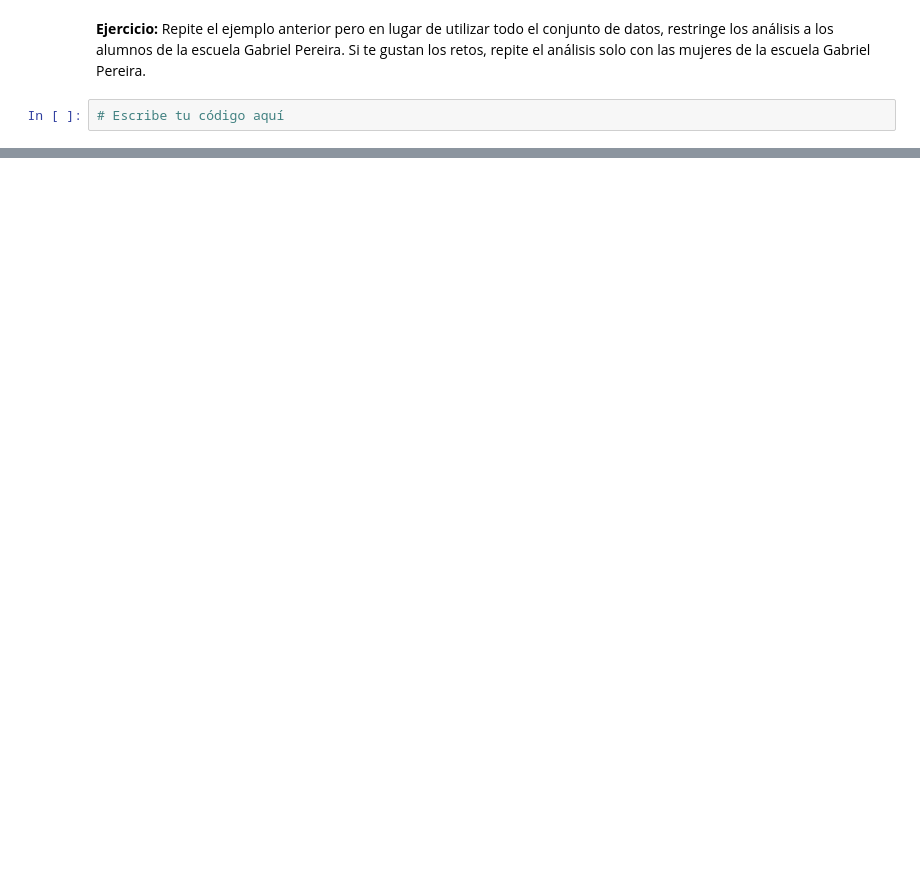
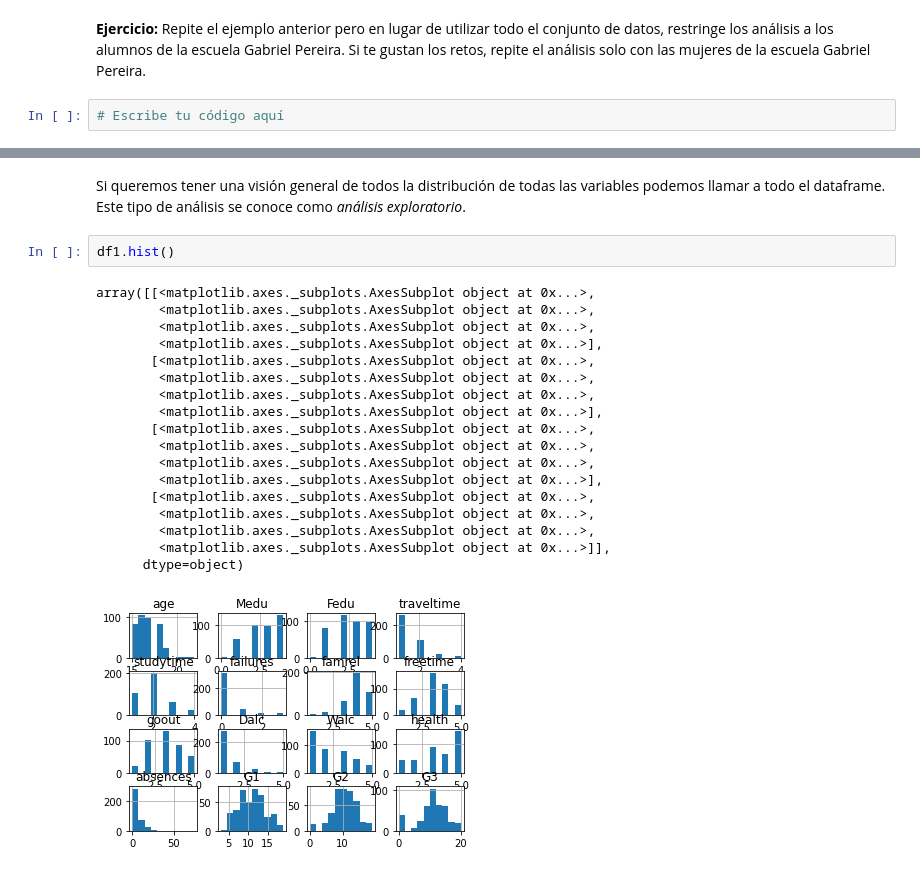
Before and after one commit to rck08/curso_python, a Jupyter notebook: Modulo_pandas.ipynb, the cells around one changed output, grey strips where cells are left out. Cells and saved outputs as stored; diff of their text form; blank space fills up the shorter version.

```diff
--- a/Modulo_pandas.ipynb
+++ b/Modulo_pandas.ipynb
@@ -311,0 +331,23 @@ Repite el ejemplo anterior pero en lugar de utilizar todo el conjunto de datos,
+# %% [markdown]
+Si queremos tener una visión general de todos la distribución de todas las variables podemos llamar a todo el dataframe. Este tipo de análisis se conoce como *análisis exploratorio*.
+# %%
+df1.hist()
+# %% [output]
+array([[<matplotlib.axes._subplots.AxesSubplot object at 0x...>,
+        <matplotlib.axes._subplots.AxesSubplot object at 0x...>,
+        <matplotlib.axes._subplots.AxesSubplot object at 0x...>,
+        <matplotlib.axes._subplots.AxesSubplot object at 0x...>],
+       [<matplotlib.axes._subplots.AxesSubplot object at 0x...>,
+        <matplotlib.axes._subplots.AxesSubplot object at 0x...>,
+        <matplotlib.axes._subplots.AxesSubplot object at 0x...>,
+        <matplotlib.axes._subplots.AxesSubplot object at 0x...>],
+       [<matplotlib.axes._subplots.AxesSubplot object at 0x...>,
+        <matplotlib.axes._subplots.AxesSubplot object at 0x...>,
+        <matplotlib.axes._subplots.AxesSubplot object at 0x...>,
+        <matplotlib.axes._subplots.AxesSubplot object at 0x...>],
+       [<matplotlib.axes._subplots.AxesSubplot object at 0x...>,
+        <matplotlib.axes._subplots.AxesSubplot object at 0x...>,
+        <matplotlib.axes._subplots.AxesSubplot object at 0x...>,
+        <matplotlib.axes._subplots.AxesSubplot object at 0x...>]],
+      dtype=object)
+[figure, added]
```
Also changed, not shown: parts of 11 cells of this notebook.
